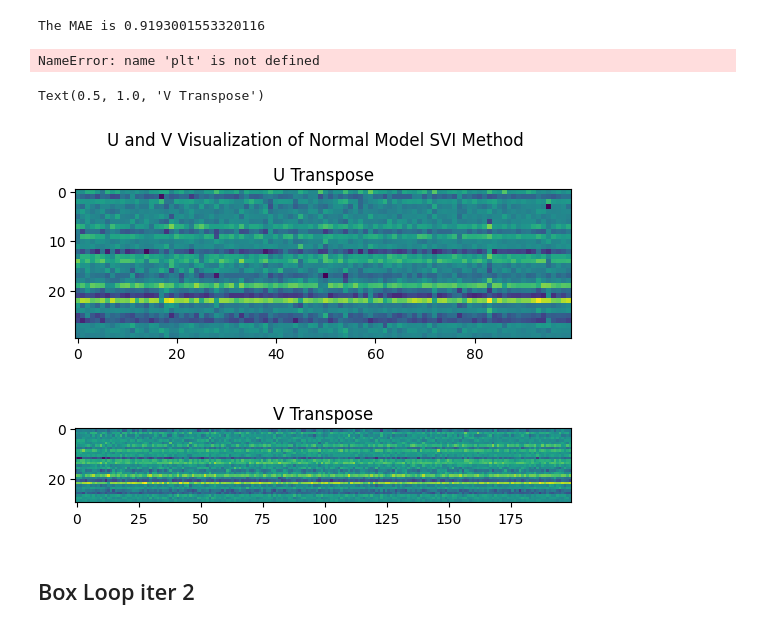
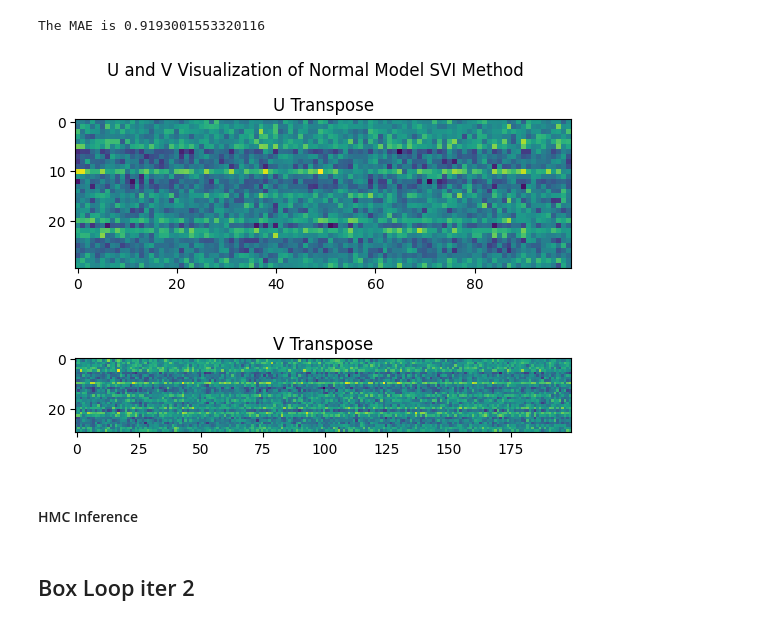
Before and after one commit to wq1701/mlpp_final, a Jupyter notebook: final-project/anime_recommendation.ipynb, the cells around one changed output. Drawn from its saved outputs; the diff is of its cells as text; code cells hidden in the pictures.

Commit message:
add hmc method

```diff
--- a/final-project/anime_recommendation.ipynb
+++ b/final-project/anime_recommendation.ipynb
@@ -135,17 +140,12 @@ Let us observe the posterior distribution over the different latent variables in
 print('The MAE is', mae_list[-1])
 # %% [output]
 The MAE is 0.9193001553320116
-# %%
-U_V_visualization()
-# %% [output]
-NameError: name 'plt' is not defined
-# %%
-fig, (ax1, ax2) = plt.subplots(2, 1)
-fig.suptitle('U and V Visualization of Normal Model SVI Method')
-ax1.imshow(pyro.param("u_mean").t().detach().numpy(), interpolation='nearest')
-ax1.set_title("U Transpose")
-ax2.imshow(pyro.param("v_mean").t().detach().numpy(), interpolation='nearest')
-ax2.set_title("V Transpose")
-# %% [output]
-Text(0.5, 1.0, 'V Transpose')
-[figure, removed]
+# %%
+import visualization
+importlib.reload(visualization)
+from visualization import U_V_visualization
+U_V_visualization()
+# %% [output]
+[figure, added]
+# %% [markdown]
+#### HMC Inference
```
Also changed, not shown: parts of 13 cells of this notebook, 3 other files.
